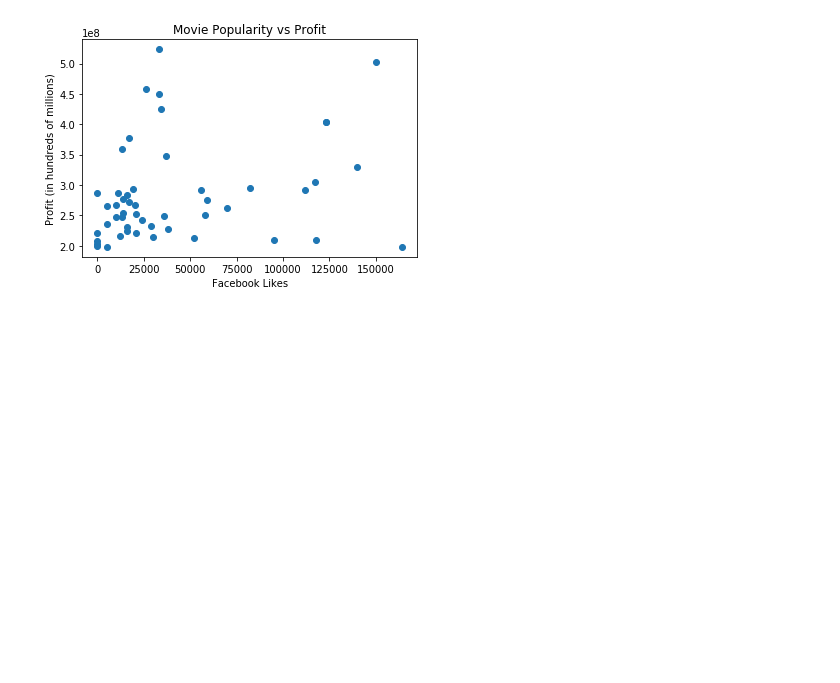
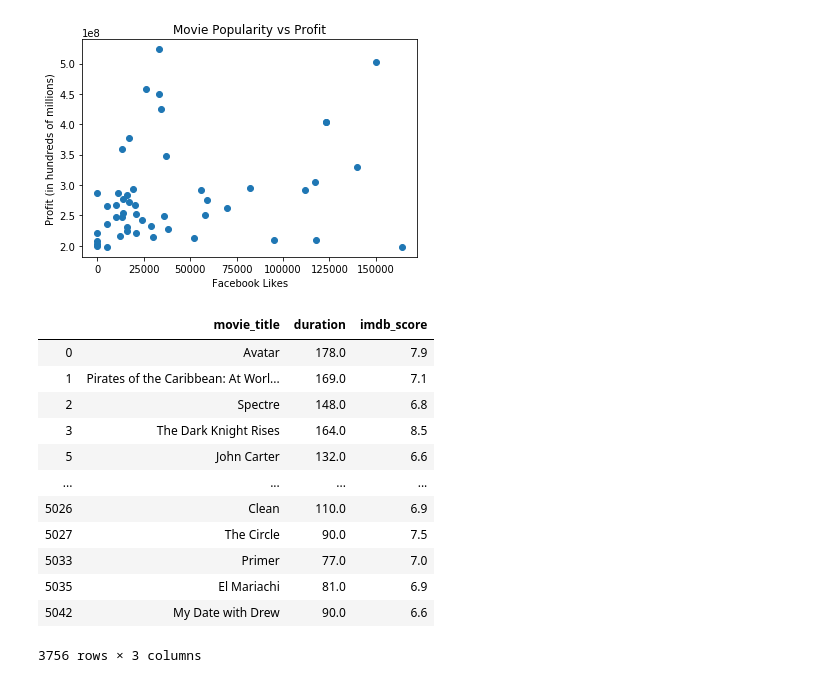
Before and after one commit to BrittanyClemmons/project_one, a Jupyter notebook: Ashley's Part.ipynb, the cells around one changed output. Drawn from its saved outputs; the diff is of its cells as text; code cells hidden in the pictures; blank space fills up the shorter version.

```diff
--- a/Ashley's Part.ipynb
+++ b/Ashley's Part.ipynb
@@ -239,3 +241,22 @@ plt
 # %% [output]
 <module 'matplotlib.pyplot' from 'C:\\Users\\admin\\Anaconda3\\lib\\site-packages\\matplotlib\\pyplot.py'>
 [figure]
+# %%
+#Duration vs IMBD Scores
+
+e = df_clean[["movie_title", "duration", "imdb_score"]]
+e
+# %% [output]
+|  | movie_title | duration | imdb_score |
+| 0 | Avatar | 178.0 | 7.9 |
+| 1 | Pirates of the Caribbean: At Worl... | 169.0 | 7.1 |
+| 2 | Spectre | 148.0 | 6.8 |
+| 3 | The Dark Knight Rises | 164.0 | 8.5 |
+| 5 | John Carter | 132.0 | 6.6 |
+| ... | ... | ... | ... |
+| 5026 | Clean | 110.0 | 6.9 |
+| 5027 | The Circle | 90.0 | 7.5 |
+| 5033 | Primer | 77.0 | 7.0 |
+| 5035 | El Mariachi | 81.0 | 6.9 |
+| 5042 | My Date with Drew | 90.0 | 6.6 |
+3756 rows × 3 columns
```
Also changed, not shown: parts of 2 cells of this notebook.
